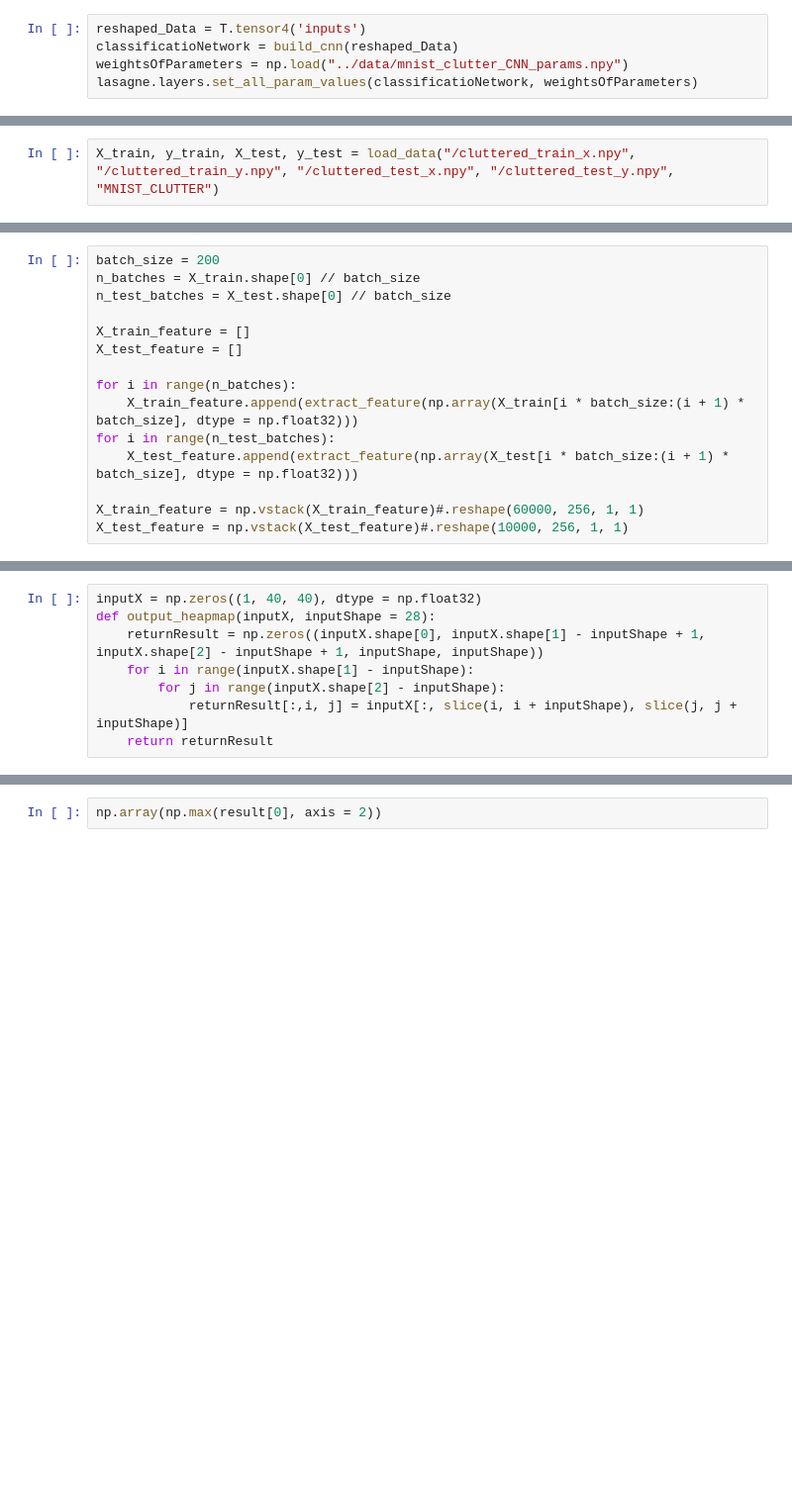
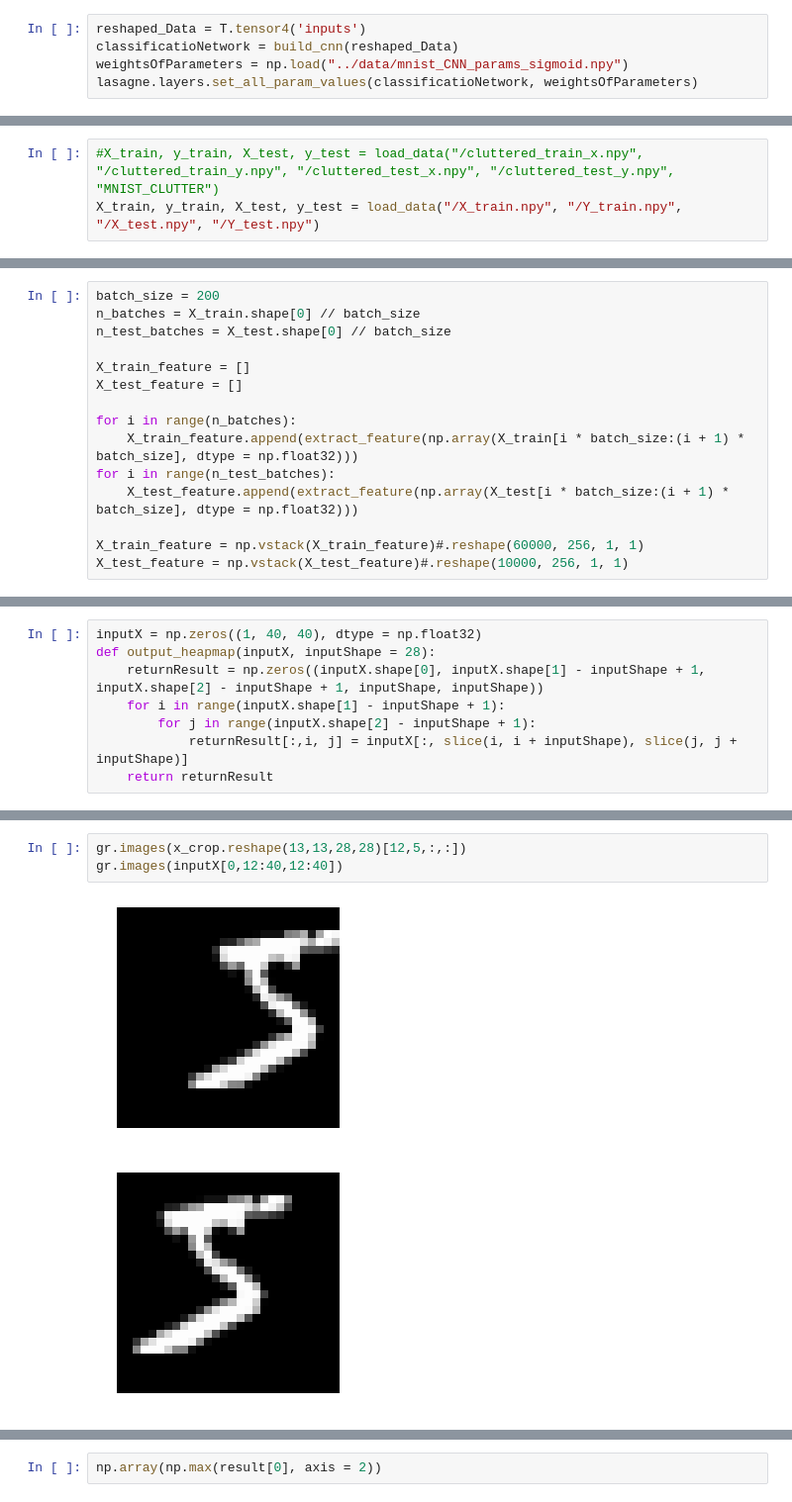
Before and after one commit to jiajunshen/MultipleDetection, a Jupyter notebook: ipythonNotebook/test base.ipynb, the cells around one changed output, grey strips where cells are left out. Shown: that part at 99% size. Drawn from its saved outputs; the diff is of its cells as text; blank space fills up the shorter version.

```diff
--- a/ipythonNotebook/test base.ipynb
+++ b/ipythonNotebook/test base.ipynb
@@ -17,7 +21,7 @@ from CNNForMnist import build_cnn, load_data
 # %%
 reshaped_Data = T.tensor4('inputs')
 classificatioNetwork = build_cnn(reshaped_Data)
-weightsOfParameters = np.load("../data/mnist_clutter_CNN_params.npy")
+weightsOfParameters = np.load("../data/mnist_CNN_params_sigmoid.npy")
 lasagne.layers.set_all_param_values(classificatioNetwork, weightsOfParameters)
 # %%
 cnnFeatureExtraction = lasagne.layers.get_all_layers(classificatioNetwork)[4]
@@ -25,7 +29,8 @@ cnnFeatureExtraction = lasagne.layers.get_all_layers(classificatioNetwork)[4]
 extractedFeature = lasagne.layers.get_output(cnnFeatureExtraction)
 heatMap = lasagne.layers.get_output(classificatioNetwork)
 # %%
-X_train, y_train, X_test, y_test = load_data("/cluttered_train_x.npy", "/cluttered_train_y.npy", "/cluttered_test_x.npy", "/cluttered_test_y.npy", "MNIST_CLUTTER")
+#X_train, y_train, X_test, y_test = load_data("/cluttered_train_x.npy", "/cluttered_train_y.npy", "/cluttered_test_x.npy", "/cluttered_test_y.npy", "MNIST_CLUTTER")
+X_train, y_train, X_test, y_test = load_data("/X_train.npy", "/Y_train.npy", "/X_test.npy", "/Y_test.npy")
 # %%
 extract_feature = theano.function([reshaped_Data], extractedFeature)
 # %%
@@ -49,0 +135,8 @@ np.mean(np.argmax(X_test_feature, axis = 1) == y_test)
+# %%
+inputX = np.zeros((1, 40, 40), dtype = np.float32)
+def output_heapmap(inputX, inputShape = 28):
+    returnResult = np.zeros((inputX.shape[0], inputX.shape[1] - inputShape + 1, inputX.shape[2] - inputShape + 1, inputShape, inputShape))
+    for i in range(inputX.shape[1] - inputShape + 1):
+        for j in range(inputX.shape[2] - inputShape + 1):
+            returnResult[:,i, j] = inputX[:, slice(i, i + inputShape), slice(j, j + inputShape)]
+    return returnResult
@@ -70,8 +165,0 @@ np.mean(objectModelLayer[0].extract(X_test_feature) == y_test)
-# %%
-inputX = np.zeros((1, 40, 40), dtype = np.float32)
-def output_heapmap(inputX, inputShape = 28):
-    returnResult = np.zeros((inputX.shape[0], inputX.shape[1] - inputShape + 1, inputX.shape[2] - inputShape + 1, inputShape, inputShape))
-    for i in range(inputX.shape[1] - inputShape):
-        for j in range(inputX.shape[2] - inputShape):
-            returnResult[:,i, j] = inputX[:, slice(i, i + inputShape), slice(j, j + inputShape)]
-    return returnResult
@@ -111,0 +435,6 @@ array([ 10.,  10.,  10.,  10.,  10.,  10.,  10.,  10.,  10.,  10.,  10.,
+# %%
+gr.images(x_crop.reshape(13,13,28,28)[12,5,:,:])
+gr.images(inputX[0,12:40,12:40])
+# %% [output]
+[figure, added]
+[figure, added]
```
Also changed, not shown: parts of 73 cells of this notebook, 5 other files.
